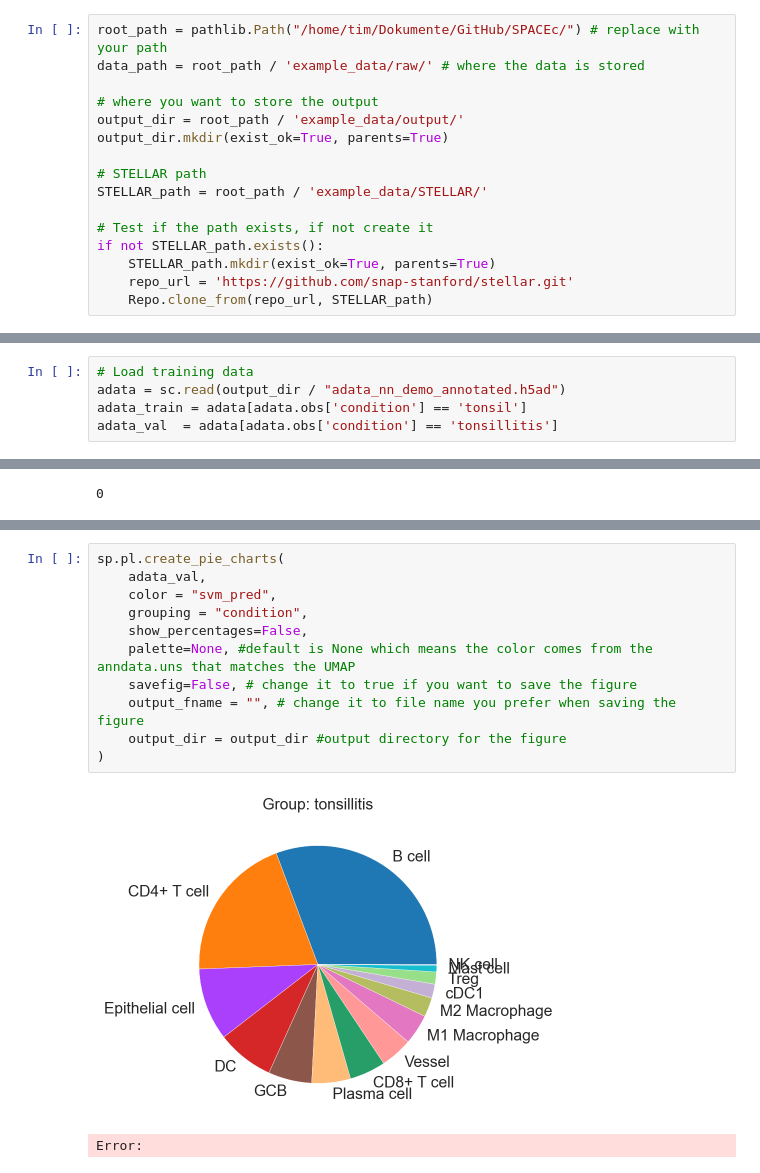
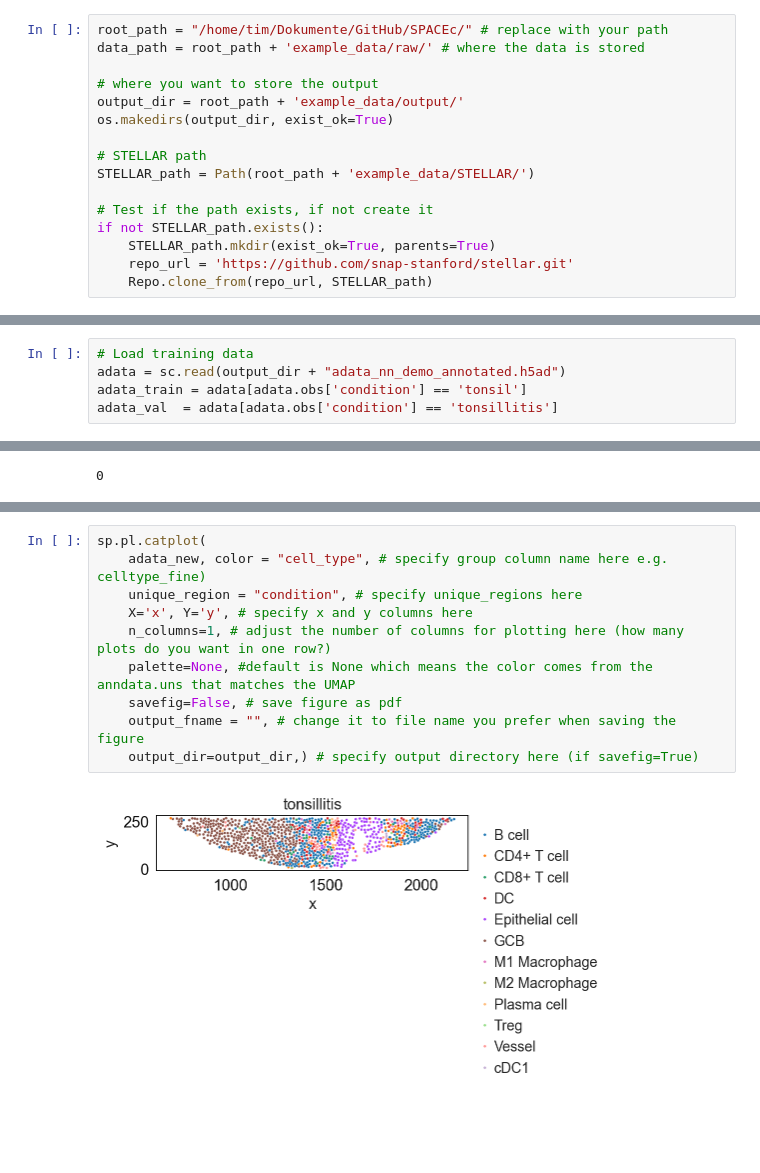
Before and after one commit to yuqiyuqitan/SPACEc, a Jupyter notebook: notebooks/3_cell_annotation_STELLAR.ipynb, the cells around one changed output, grey strips where cells are left out. Drawn from its saved outputs; the diff is of its cells as text; blank space fills up the shorter version.

```diff
--- a/notebooks/3_cell_annotation_STELLAR.ipynb
+++ b/notebooks/3_cell_annotation_STELLAR.ipynb
@@ -46,13 +31,13 @@ INFO:root: * TissUUmaps version: 3.1.1.6
 # %%
-root_path = pathlib.Path("/home/tim/Dokumente/GitHub/SPACEc/") # replace with your path
-data_path = root_path / 'example_data/raw/' # where the data is stored
+root_path = "/home/tim/Dokumente/GitHub/SPACEc/" # replace with your path
+data_path = root_path + 'example_data/raw/' # where the data is stored
 
 # where you want to store the output
-output_dir = root_path / 'example_data/output/'
-output_dir.mkdir(exist_ok=True, parents=True)
+output_dir = root_path + 'example_data/output/'
+os.makedirs(output_dir, exist_ok=True)
 
 # STELLAR path
-STELLAR_path = root_path / 'example_data/STELLAR/'
+STELLAR_path = Path(root_path + 'example_data/STELLAR/')
 
 # Test if the path exists, if not create it
 if not STELLAR_path.exists():
@@ -67,7 +52,7 @@ Annotated tonsil data is used as training & test data. </br>
 Tonsillitis data is used as validation data.
 # %%
 # Load training data
-adata = sc.read(output_dir / "adata_nn_demo_annotated.h5ad")
+adata = sc.read(output_dir + "adata_nn_demo_annotated.h5ad")
 adata_train = adata[adata.obs['condition'] == 'tonsil']
 adata_val  = adata[adata.obs['condition'] == 'tonsillitis']
 # %% [markdown]
@@ -209,14 +150,12 @@ Error:
 # %%
-sp.pl.create_pie_charts(
-    adata_val,
-    color = "svm_pred",
-    grouping = "condition",
-    show_percentages=False,
+sp.pl.catplot(
+    adata_new, color = "cell_type", # specify group column name here e.g. celltype_fine)
+    unique_region = "condition", # specify unique_regions here
+    X='x', Y='y', # specify x and y columns here
+    n_columns=1, # adjust the number of columns for plotting here (how many plots do you want in one row?)
     palette=None, #default is None which means the color comes from the anndata.uns that matches the UMAP
-    savefig=False, # change it to true if you want to save the figure
+    savefig=False, # save figure as pdf
     output_fname = "", # change it to file name you prefer when saving the figure
-    output_dir = output_dir #output directory for the figure
-)
+    output_dir=output_dir,) # specify output directory here (if savefig=True)
 # %% [output]
-[figure, old version]
+[figure, new version]
-Error:
```
Also changed, not shown: parts of 17 cells of this notebook, 3 other files.
